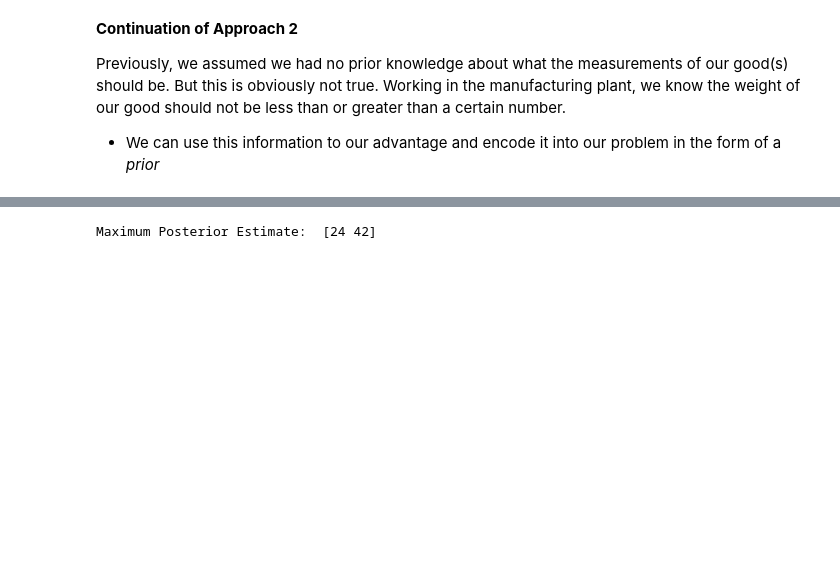
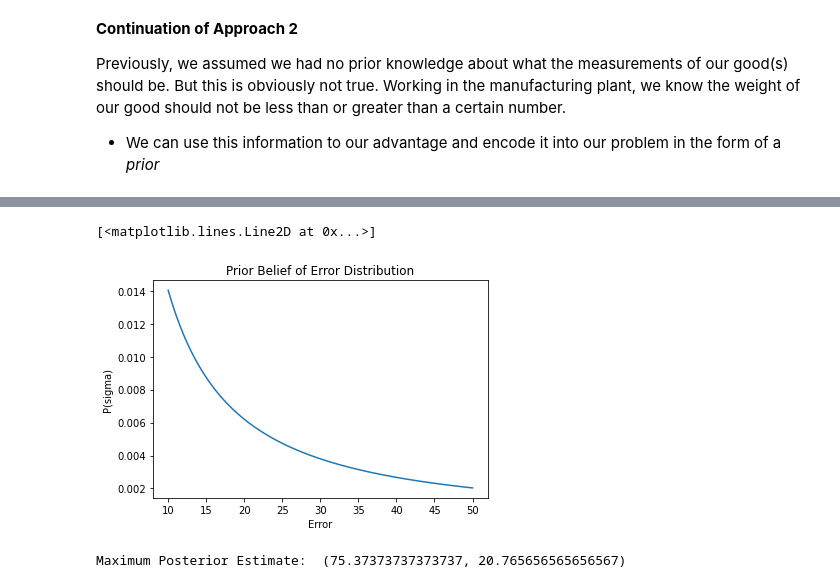
Before and after one commit to GStechschulte/autodidact, a Jupyter notebook: Statistics/MLE_MAP.ipynb, the cells around one changed output, grey strips where cells are left out. Cells and saved outputs as stored; diff of their text form; code cells hidden in the pictures; blank space fills up the shorter version.

```diff
--- a/Statistics/MLE_MAP.ipynb
+++ b/Statistics/MLE_MAP.ipynb
@@ -109 +121,11 @@ Previously, we assumed we had no prior knowledge about what the measurements of
+# %%
+prior_error_grid = np.linspace(10, 50, 100)
+pdf = invgamma(0.25).pdf(prior_error_grid)
+plt.title('Prior Belief of Error Distribution')
+plt.ylabel('P(sigma)')
+plt.xlabel('Error')
+plt.plot(x, pdf)
+# %% [output]
+[<matplotlib.lines.Line2D at 0x...>]
+[figure, added]
 # %%
@@ -120,4 +142,4 @@ def map(measurements, prior_grid):
 # %%
-print('Maximum Posterior Estimate: ', map(data, prior_grid))
+print('Maximum Posterior Estimate: ', map(data, weight_grid, error_grid, prior_grid))
 # %% [output]
-Maximum Posterior Estimate:  [24 42]
+Maximum Posterior Estimate:  (75.37373737373737, 20.765656565656567)
```
Also changed, not shown: parts of 9 cells of this notebook.
